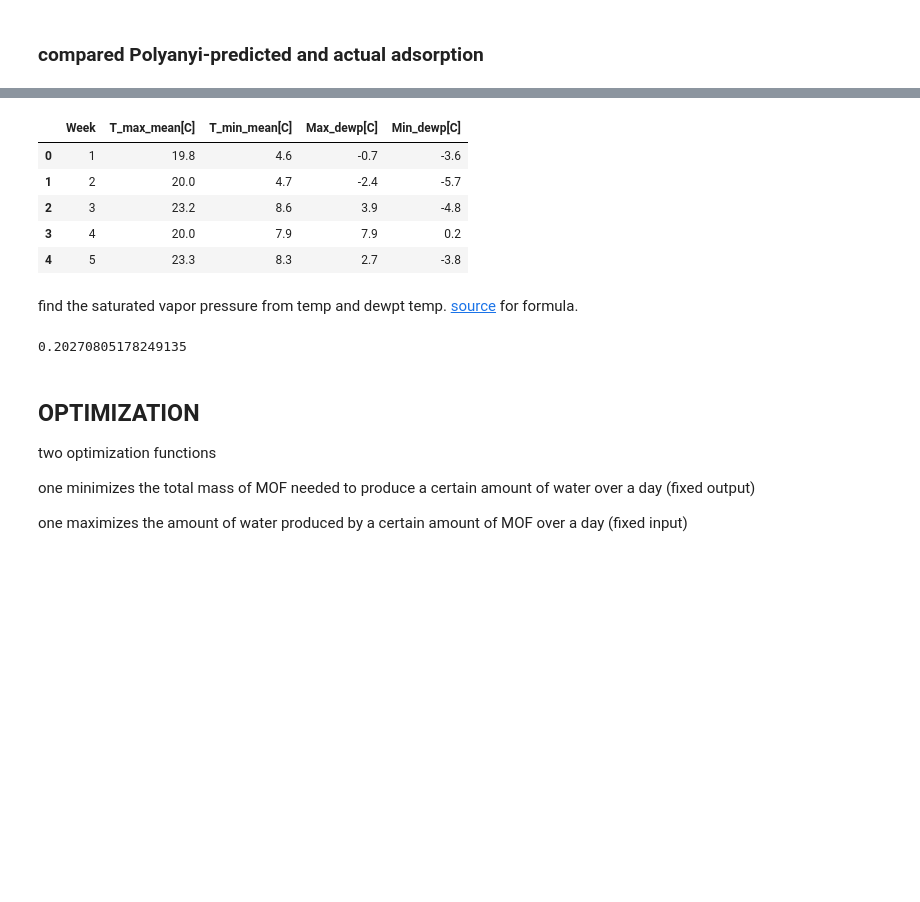
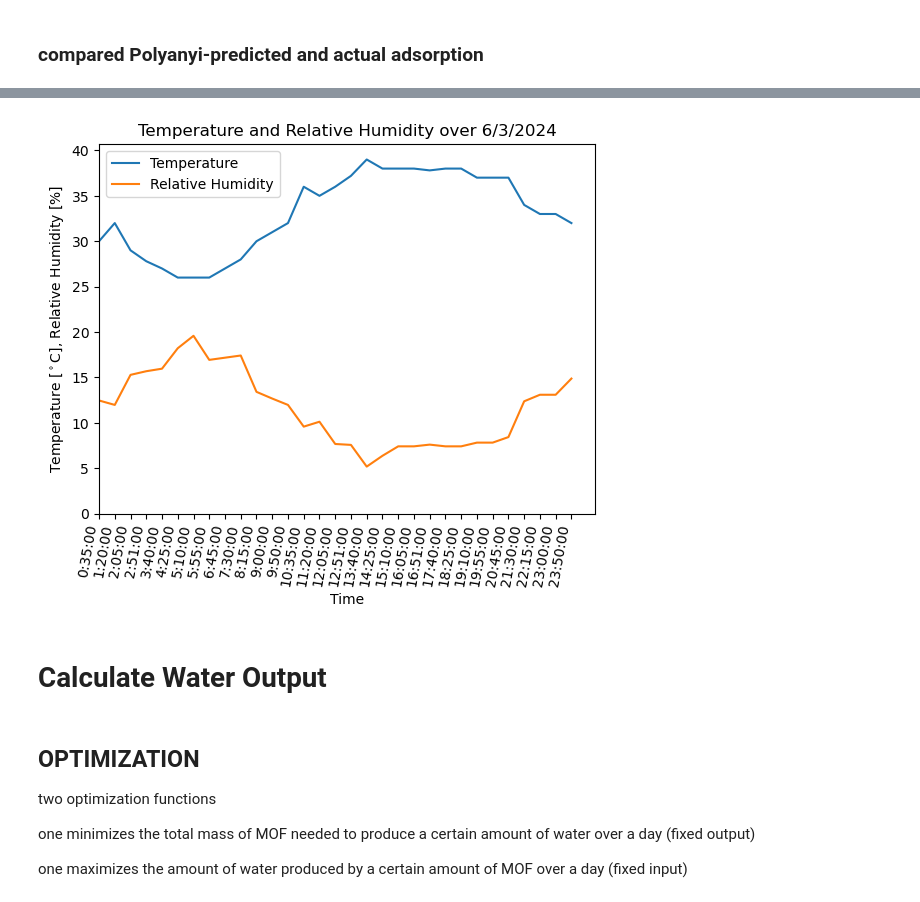
Before and after one commit to SimonEnsemble/water_harvesting, a Jupyter notebook: Polanyi_calculation_general.ipynb, the cells around one changed output, grey strips where cells are left out. Saved outputs shown, nothing was run; the diff lists cells and outputs as text; code cells hidden in the pictures; blank space fills up the shorter version.

```diff
--- a/Polanyi_calculation_general.ipynb
+++ b/Polanyi_calculation_general.ipynb
@@ -145,30 +171,41 @@ viz_ads_isotherm(MOFs[3], data_temperatures[3])
 # %%
-df_weather = pd.read_csv('data/Phoenix_weather_edited_final.csv')
-df_weather.head()
+'''
+    read_weather_data(location_month_year)
+        given a location, month, and year, reads the weather data for that location and time period
+        converts from ferenheit to celsius for both air temperature and dewpoint
+'''
+
+def read_weather_data(location_month_year):
+    df_weather = pd.read_csv('data/PHX_06_2024.csv')
+    df_weather['Temperature'] = (df_weather['Temperature'] - 32) * 5/9
+    df_weather['Dew Point'] = (df_weather['Dew Point'] - 32) * 5/9
+
+    return df_weather
+
+df_weather = read_weather_data('PHX_06_2024')
-# %% [output]
-|  | Week | T_max_mean[C] | T_min_mean[C] | Max_dewp[C] | Min_dewp[C] |
-| 0 | 1 | 19.8 | 4.6 | -0.7 | -3.6 |
-| 1 | 2 | 20.0 | 4.7 | -2.4 | -5.7 |
-| 2 | 3 | 23.2 | 8.6 | 3.9 | -4.8 |
-| 3 | 4 | 20.0 | 7.9 | 7.9 | 0.2 |
-| 4 | 5 | 23.3 | 8.3 | 2.7 | -3.8 |
-# %% [markdown]
-find the saturated vapor pressure from temp and dewpt temp.
-[source](https://www.weather.gov/media/epz/wxcalc/vaporPressure.pdf) for formula.
 # %%
-"""
-    calc_P_over_P_0(T, T_dew)
+'''
+    plot_day(day)
+        given a day in june, view the daily temp and RH as a function of time
 
-given a temperature and a dewpoint temperature, compute P/P_0 from the weather data.
-T, T_dew units: deg. Celcius
-"""
-def calc_P_over_P_0(T, T_dew):
-    # calculate saturation pressure of water
-    P_0 = 6.11 * 10 ** (7.5 * T / (237.3 + T))
-    # calculate actual partial pressure of water
-    P = 6.11 * 10 ** (7.5 * T_dew / (237.3 + T_dew))
-    return P / P_0
+    NOTE: find a way to make a regualr x-axis with time
+    also maybe find a way to plot over a range of days
+
+'''
+def plot_over_date(date):
+
+    df_date = df_weather[df_weather['Date'] ==  date]
+    plt.plot(df_date['Time'], df_date['Temperature'], label = 'Temperature')
+    plt.plot(df_date['Time'], df_date['Relative Humidity'], label = 'Relative Humidity')
+    plt.xlabel('Time')
+    plt.xticks(rotation=80, ha='right')
+    plt.ylabel('Temperature [$^\circ$C], Relative Humidity [%]')
+    plt.title('Temperature and Relative Humidity over {}'.format(date))
+    plt.xlim(xmin=0)
+    plt.ylim(ymin = 0)
+    plt.legend()
+    plt.show()
+
+plot_over_date('6/3/2024')
+# %% [output]
+[figure, added]
-# %%
-calc_P_over_P_0(19.8, -3.6)
-# %% [output]
-0.20270805178249135
@@ -175,3 +236,5 @@ calc_P_over_P_0(19.8, -3.6)
+# %% [markdown]
+# Calculate Water Output
 # %%
 
 def water_daily(week,kg_MOF,n_of_A): # find mass of water depending on weekly avg weather and mass MOF
```
Also changed, not shown: parts of 16 cells of this notebook.
